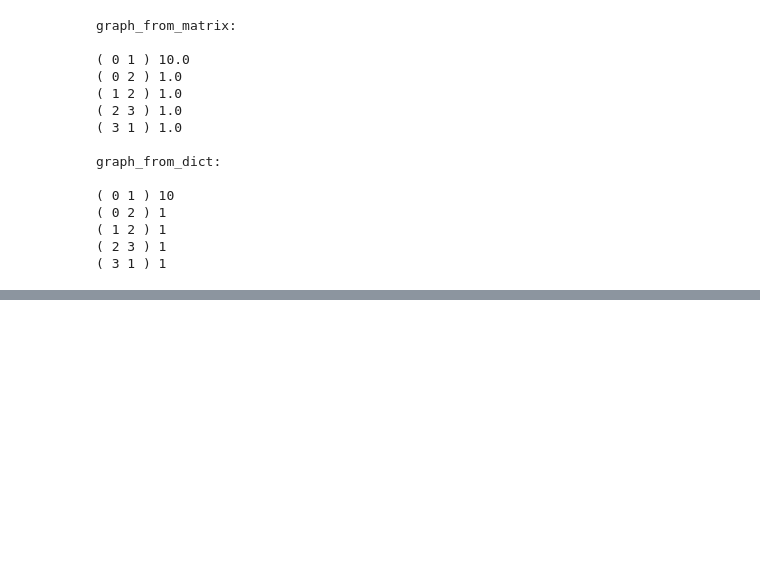
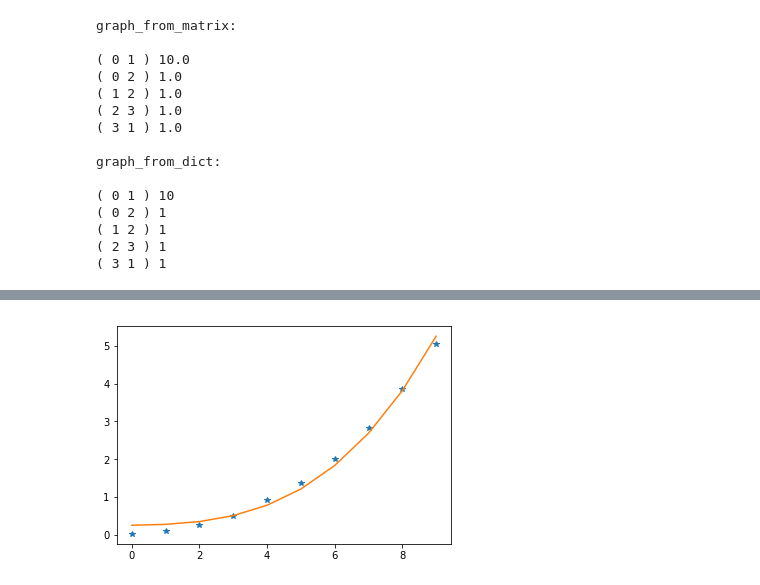
Before and after one commit to darzmolar/dalg, a Jupyter notebook: grafos12.ipynb, the cells around one changed output, grey strips where cells are left out. Saved outputs shown, nothing was run; the diff lists cells and outputs as text; code cells hidden in the pictures; blank space fills up the shorter version.

```diff
--- a/grafos12.ipynb
+++ b/grafos12.ipynb
@@ -561,0 +679,12 @@ NX:
+# %%
+n_graphs=20
+n_nodes_ini=10
+n_nodes_fin=100
+step=10
+sparse_f= 0.25
+l_t_nx = time_dijkstra_nx(n_graphs=n_graphs, n_nodes_ini=n_nodes_ini,
+                          n_nodes_fin=n_nodes_fin, step=step, sparse_factor=sparse_f)
+# %%
+fit_plot(l_t_nx, n2_log_n, size_ini=n_nodes_ini, size_fin=n_nodes_fin, step=step)
+# %% [output]
+[figure, added]
```
Also changed, not shown: parts of 12 cells of this notebook.
